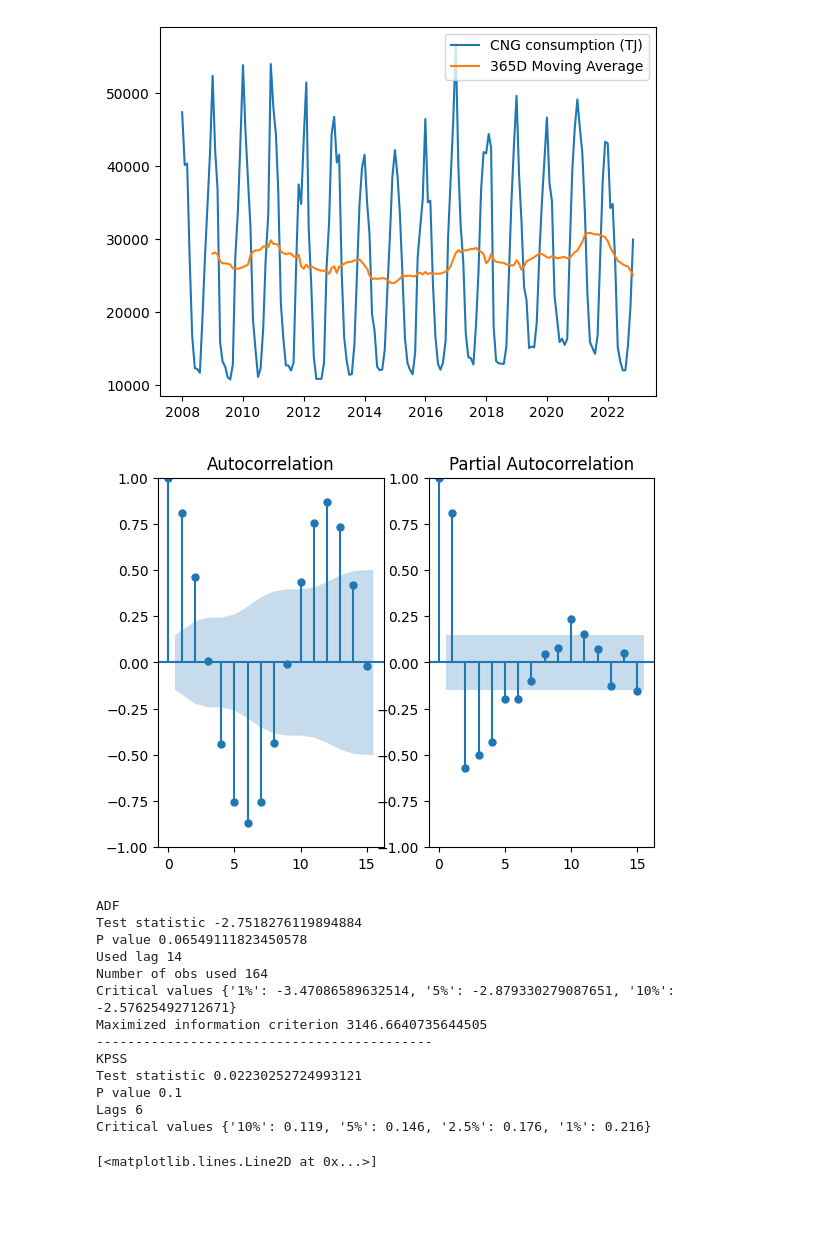
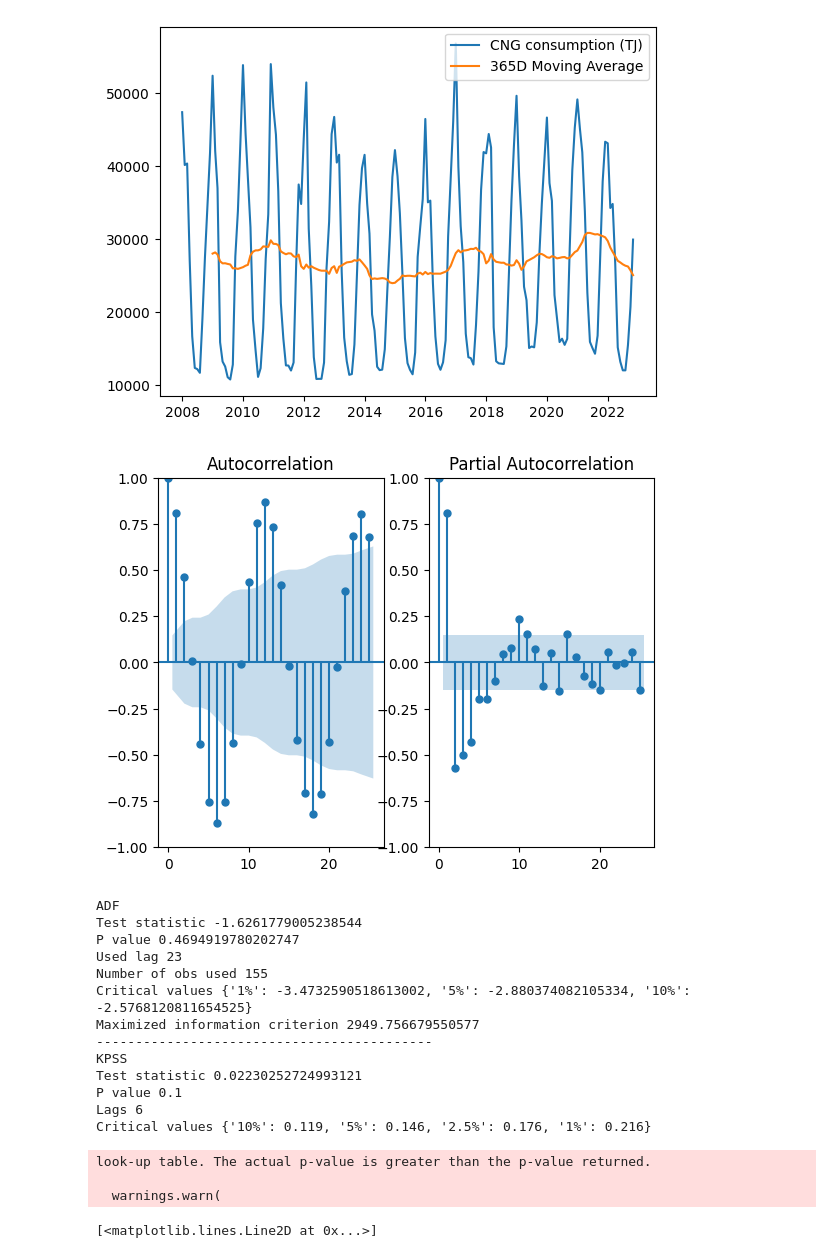
Before and after one commit to NevoleMarek/NI-SCR-assignment, a Jupyter notebook: project.ipynb, the cells around one changed output. Drawn from its saved outputs; the diff is of its cells as text; code cells hidden in the pictures; blank space fills up the shorter version.

```diff
--- a/project.ipynb
+++ b/project.ipynb
@@ -212,27 +214,30 @@ plt.legend()
 <matplotlib.legend.Legend at 0x...>
 [figure]
 # %%
-acf_pacf(df_cng, lags=15)
+acf_pacf(df_cng, lags=25)
 # %% [output]
-[figure, old version]
+[figure, new version]
 # %%
-adf(df_cng, autolag='AIC', maxlag=15)
+adf(df_cng, autolag='AIC', maxlag=25)
 print('-------------------------------------------')
 kp(df_cng, regression='ct', nlags="auto")
 # %% [output]
 ADF
-Test statistic -2.7518276119894884
-P value 0.06549111823450578
-Used lag 14
-Number of obs used 164
-Critical values {'1%': -3.47086589632514, '5%': -2.879330279087651, '10%': -2.57625492712671}
-Maximized information criterion 3146.6640735644505
+Test statistic -1.6261779005238544
+P value 0.4694919780202747
+Used lag 23
+Number of obs used 155
+Critical values {'1%': -3.4732590518613002, '5%': -2.880374082105334, '10%': -2.5768120811654525}
+Maximized information criterion 2949.756679550577
 -------------------------------------------
 KPSS
 Test statistic 0.02230252724993121
 P value 0.1
 Lags 6
 Critical values {'10%': 0.119, '5%': 0.146, '2.5%': 0.176, '1%': 0.216}
+look-up table. The actual p-value is greater than the p-value returned.
+
+  warnings.warn(
 # %%
 df_diffed = df_cng.diff().diff(12).dropna()
 plt.plot(df_diffed)
```
Also changed, not shown: parts of 13 cells of this notebook.
